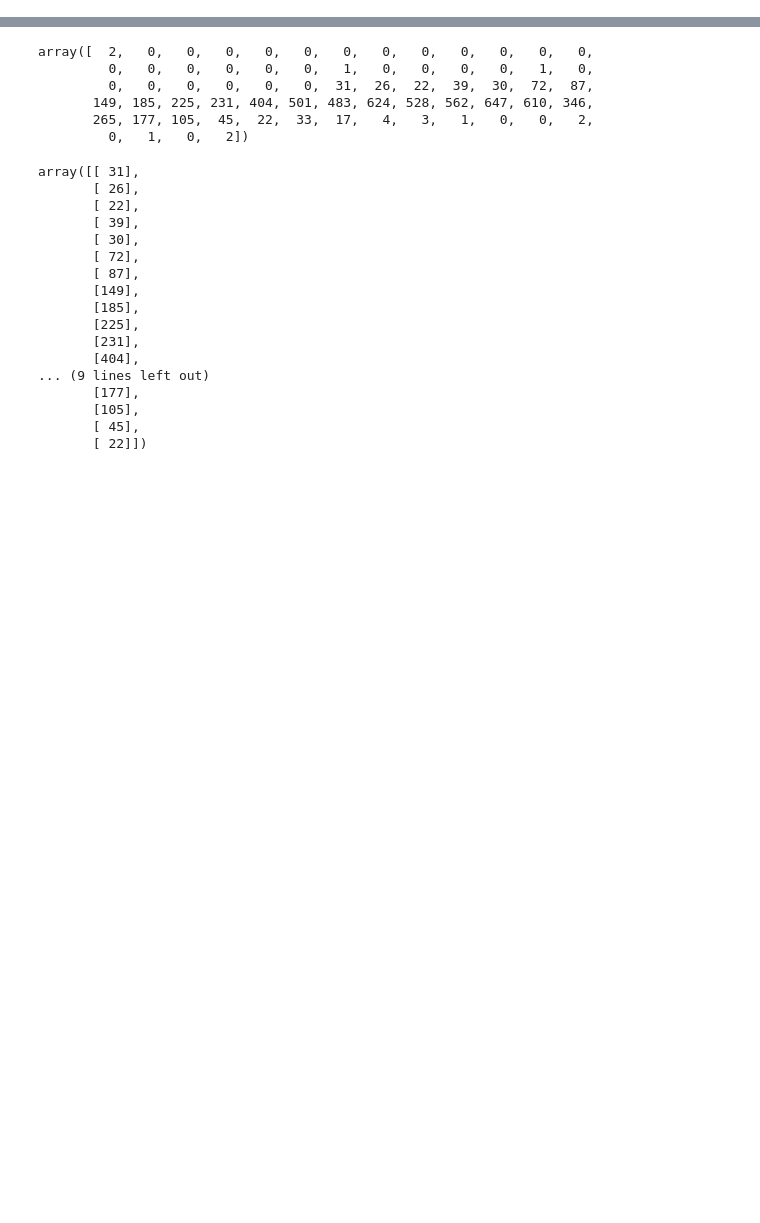
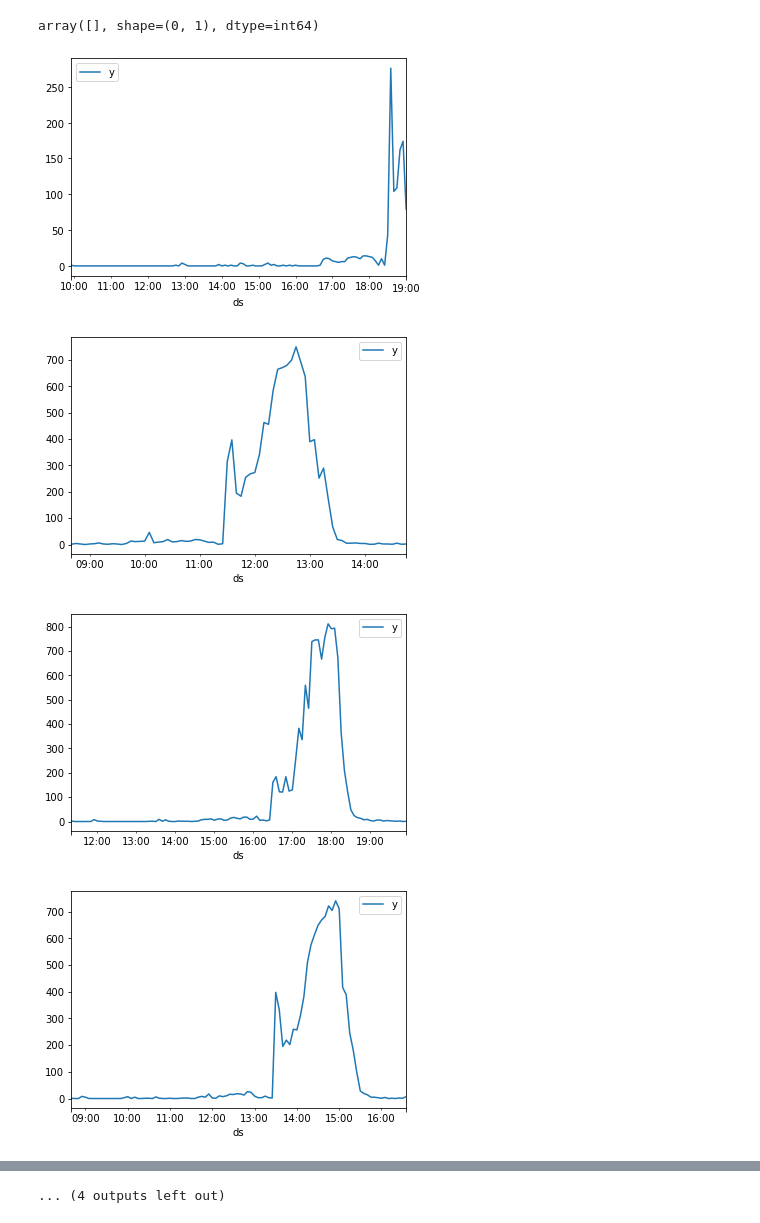
Before and after one commit to ClemensRe/opendatacamp, a Jupyter notebook: notebooks/04 TIme Series Forecasting.ipynb, the cells around one changed output, grey strips where cells are left out. Saved outputs shown, nothing was run; the diff lists cells and outputs as text; code cells hidden in the pictures; blank space fills up the shorter version.

Commit message:
feat(notebooks): add sample generation

```diff
--- a/notebooks/04 TIme Series Forecasting.ipynb
+++ b/notebooks/04 TIme Series Forecasting.ipynb
@@ -58,0 +28,22 @@ str(pd.to_datetime(start_time) - pd.Timedelta("2H"))
+# %%
+dates = {
+  datetime.date(2019, 1, 30): "20:30",
+  datetime.date(2019, 4, 21): "13:30",
+  datetime.date(2019, 5, 3):  "18:30",
+ datetime.date(2019, 5, 19):  "15:30",
+ datetime.date(2019, 7, 16): "19:30",
+ datetime.date(2019, 7, 27): "13:30",
+ datetime.date(2019, 8, 18): "13:30",
+ datetime.date(2019, 8, 31): "13:30",
+ datetime.date(2019, 9, 22): "13:30",
+ datetime.date(2019, 10, 26): "13:00",
+ datetime.date(2019, 11, 30): "13:00",
+ datetime.date(2019, 12, 8): "13:30",
+ datetime.date(2020, 1, 29): "20:30",
+ datetime.date(2020, 2, 7): "18:30",
+ datetime.date(2020, 2, 22): "13:00",
+ datetime.date(2020, 3, 8): "13:30"}
+# %%
+game_day_start = str(datetime.date(2019, 1, 30))
+game_day_end = str((pd.to_datetime(game_day_start) + pd.Timedelta("1d")).date())
+game_day = train_df.query(f"'{game_day_end}' >= ds >= '{game_day_start}'")
@@ -58,0 +66,21 @@ str(pd.to_datetime(start_time) - pd.Timedelta("2H"))
+# %%
+start_time = '13:30'
+opening_time = str(pd.to_datetime(start_time) - pd.Timedelta("2H"))
+game_day.set_index("ds").query(f"'{opening_time}' <= index <= '{start_time}'").values
+# %% [output]
+array([], shape=(0, 1), dtype=int64)
+# %%
+samples = []
+for key,value in dates.items():
+    game_day_start = str(key)
+    game_day_end = str((pd.to_datetime(game_day_start) + pd.Timedelta("1d")).date())
+    game_day = train_df.query(f"'{game_day_end}' >= ds >= '{game_day_start}'")
+    game_day_sample = create_sample(df=game_day,game_day=key, start_time=value)
+    game_day.set_index("ds").plot()
+    plt.show()
+    samples.append(game_day_sample)
+# %% [output]
+[figure, added]
+[figure, added]
+[figure, added]
+[figure, added]
@@ -59 +95,2 @@ str(pd.to_datetime(start_time) - pd.Timedelta("2H"))
+... (4 outputs left out)
 # %%
@@ -64,29 +101,0 @@ def create_sample(df: pd.DataFrame, start_time: str) -> pd.DataFrame:
-# %%
-create_sample(example_df,start_time='2019-05-19 15:30:00')
-# %% [output]
-array([  2,   0,   0,   0,   0,   0,   0,   0,   0,   0,   0,   0,   0,
-         0,   0,   0,   0,   0,   0,   1,   0,   0,   0,   0,   1,   0,
-         0,   0,   0,   0,   0,   0,  31,  26,  22,  39,  30,  72,  87,
-       149, 185, 225, 231, 404, 501, 483, 624, 528, 562, 647, 610, 346,
-       265, 177, 105,  45,  22,  33,  17,   4,   3,   1,   0,   0,   2,
-         0,   1,   0,   2])
-# %%
-example_df.set_index("ds").query("'2019-05-19 13:30:00' <= index <= '2019-05-19 15:30:00'").values
-# %% [output]
-array([[ 31],
-       [ 26],
-       [ 22],
-       [ 39],
-       [ 30],
-       [ 72],
-       [ 87],
-       [149],
-       [185],
-       [225],
-       [231],
-       [404],
-... (9 lines left out)
-       [177],
-       [105],
-       [ 45],
-       [ 22]])
```
Also changed, not shown: parts of 11 cells of this notebook.
